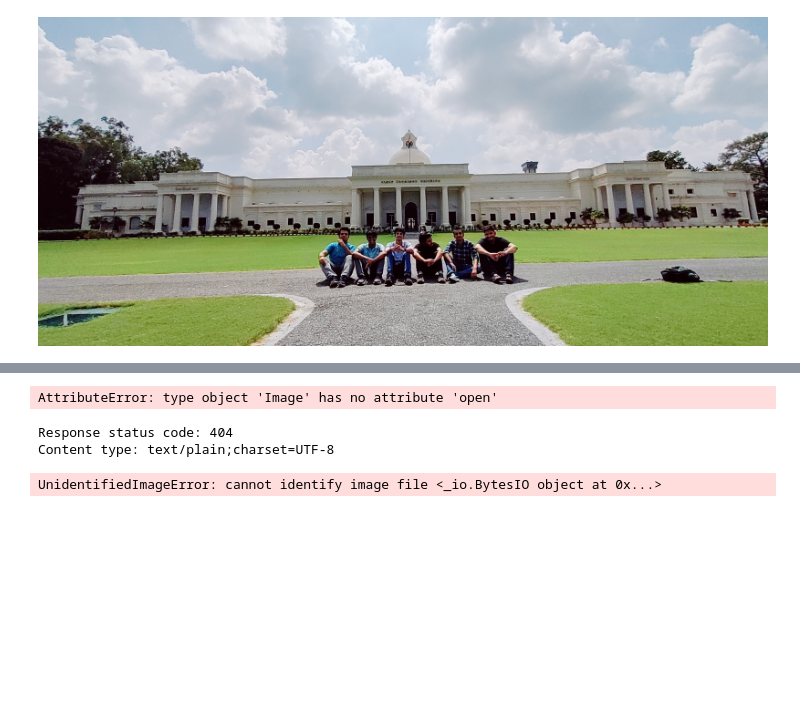
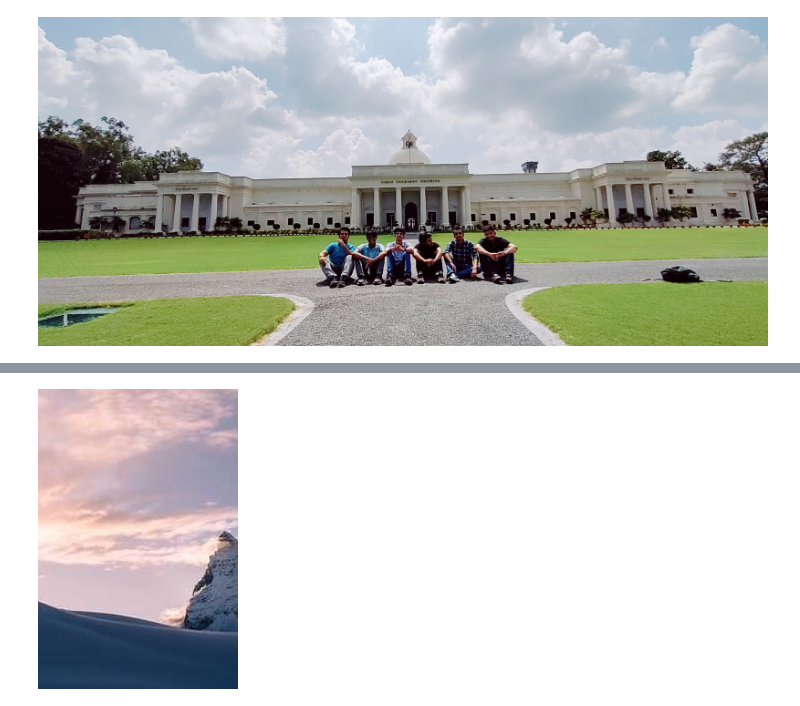
Before and after one commit to Kira-1937/NLP_LLM, a Jupyter notebook: rag_using_gemini_pro/main.ipynb, the cells around one changed output, grey strips where cells are left out. Drawn from its saved outputs; the diff is of its cells as text; code cells hidden in the pictures; blank space fills up the shorter version.

```diff
--- a/rag_using_gemini_pro/main.ipynb
+++ b/rag_using_gemini_pro/main.ipynb
@@ -177,30 +179,14 @@ AIMessage(content=' A snow-capped mountain at sunset.', response_metadata={'prom
 # %%
+from PIL import Image
+import requests
+import io
+from IPython.display import display
+
 def show_image(url):
-  response = requests.get(url)
-  image = Image.open(io.BytesIO(response.content))
-  display(image)
+    response = requests.get(url)
+    image = Image.open(io.BytesIO(response.content))
+    display(image)
 
-show_image("https://tinyurl.com/xpb6vjdc")
+show_image("https://picsum.photos/seed/picsum/200/300")
 # %% [output]
-AttributeError: type object 'Image' has no attribute 'open'
+[figure, added]
-# %%
-import requests
-import io
-from PIL import Image
-from IPython.display import display
-
-def show_image(url):
-    response = requests.get(url)
-
-    # Print debugging information
-    print("Response status code:", response.status_code)
-    print("Content type:", response.headers.get('content-type'))
-
-    image = Image.open(io.BytesIO(response.content))
-    display(image)
-
-show_image("https://tinyurl.com/xpb6vjdc")
-# %% [output]
-Response status code: 404
-Content type: text/plain;charset=UTF-8
-UnidentifiedImageError: cannot identify image file <_io.BytesIO object at 0x...>
```
Also changed, not shown: parts of 32 cells of this notebook, 11 other files.
